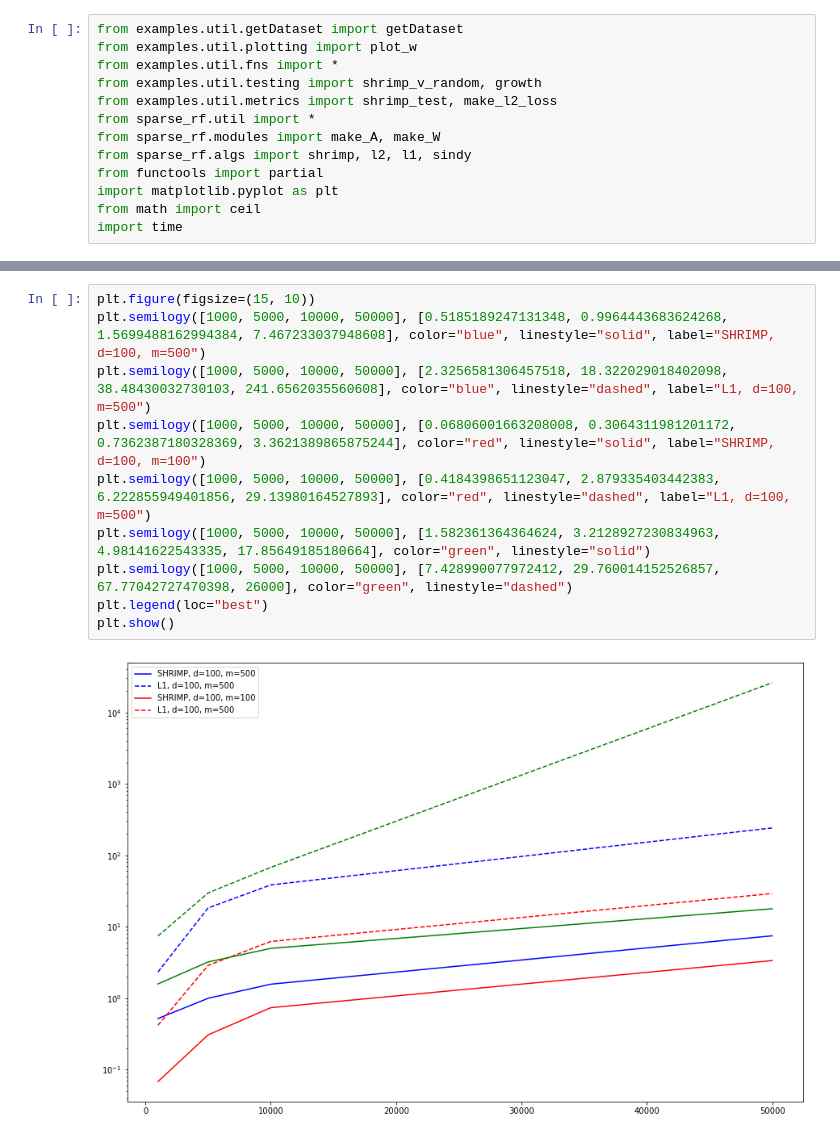
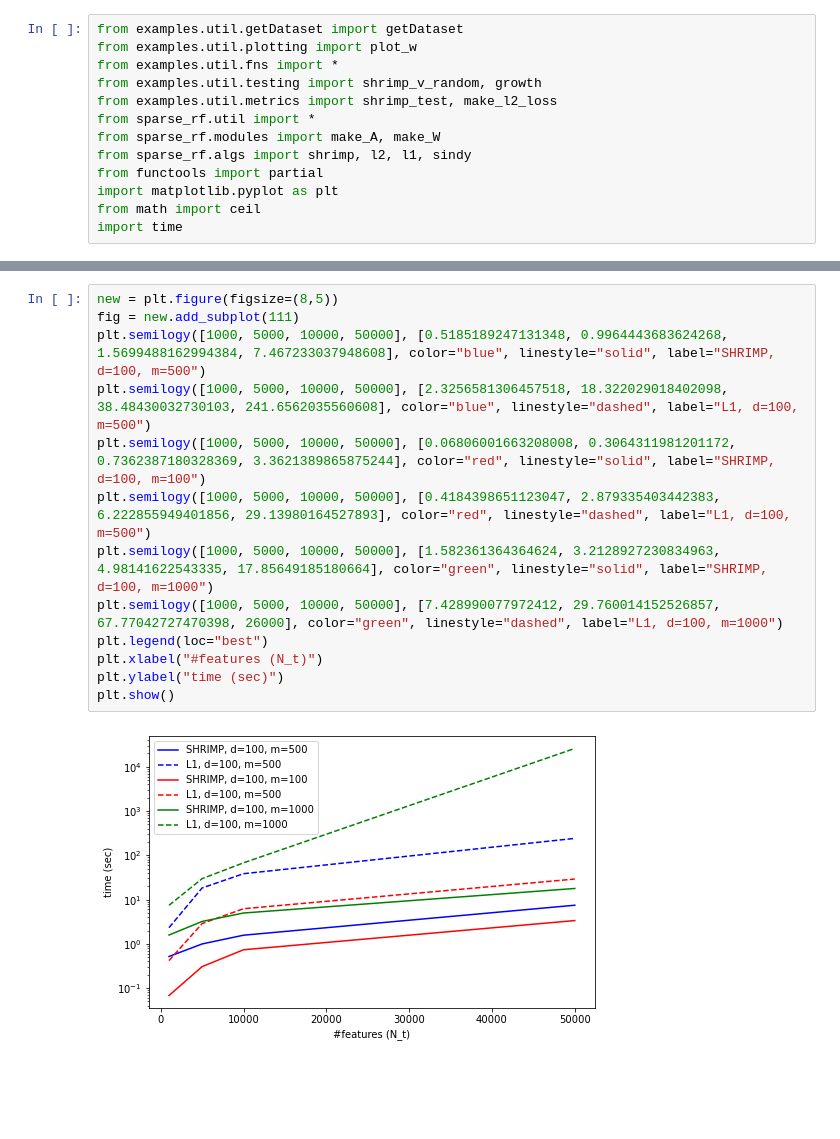
Before and after one commit to rhshi/sparse-rf, a Jupyter notebook: examples/time/fn26.ipynb, the cells around one changed output, grey strips where cells are left out. Cells and saved outputs as stored; diff of their text form; blank space fills up the shorter version.

Commit message:
time

```diff
--- a/examples/time/fn26.ipynb
+++ b/examples/time/fn26.ipynb
@@ -72,12 +67,15 @@ Mean shrimp time: 17.85649185180664
 # %%
-plt.figure(figsize=(15, 10))
+new = plt.figure(figsize=(8,5))
+fig = new.add_subplot(111)
 plt.semilogy([1000, 5000, 10000, 50000], [0.5185189247131348, 0.9964443683624268, 1.5699488162994384, 7.467233037948608], color="blue", linestyle="solid", label="SHRIMP, d=100, m=500")
 plt.semilogy([1000, 5000, 10000, 50000], [2.3256581306457518, 18.322029018402098, 38.48430032730103, 241.6562035560608], color="blue", linestyle="dashed", label="L1, d=100, m=500")
 plt.semilogy([1000, 5000, 10000, 50000], [0.06806001663208008, 0.3064311981201172, 0.7362387180328369, 3.3621389865875244], color="red", linestyle="solid", label="SHRIMP, d=100, m=100")
 plt.semilogy([1000, 5000, 10000, 50000], [0.4184398651123047, 2.879335403442383, 6.222855949401856, 29.13980164527893], color="red", linestyle="dashed", label="L1, d=100, m=500")
-plt.semilogy([1000, 5000, 10000, 50000], [1.582361364364624, 3.2128927230834963, 4.98141622543335, 17.85649185180664], color="green", linestyle="solid")
-plt.semilogy([1000, 5000, 10000, 50000], [7.428990077972412, 29.760014152526857, 67.77042727470398, 26000], color="green", linestyle="dashed")
+plt.semilogy([1000, 5000, 10000, 50000], [1.582361364364624, 3.2128927230834963, 4.98141622543335, 17.85649185180664], color="green", linestyle="solid", label="SHRIMP, d=100, m=1000")
+plt.semilogy([1000, 5000, 10000, 50000], [7.428990077972412, 29.760014152526857, 67.77042727470398, 26000], color="green", linestyle="dashed", label="L1, d=100, m=1000")
 plt.legend(loc="best")
+plt.xlabel("#features (N_t)")
+plt.ylabel("time (sec)")
 plt.show()
 # %% [output]
-[figure, old version]
+[figure, new version]
```
Also changed, not shown: parts of 2 cells of this notebook.
